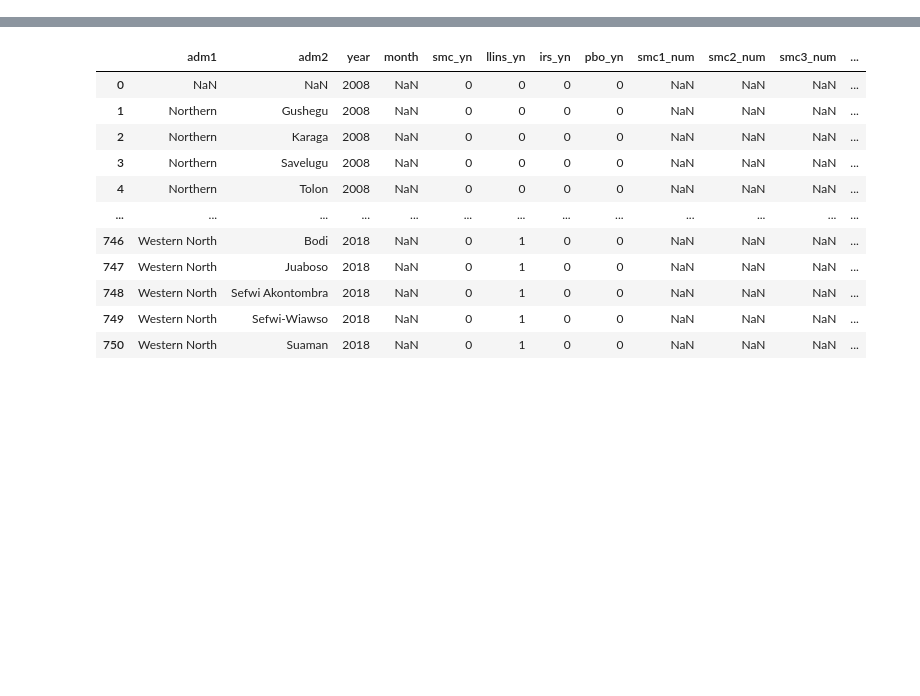
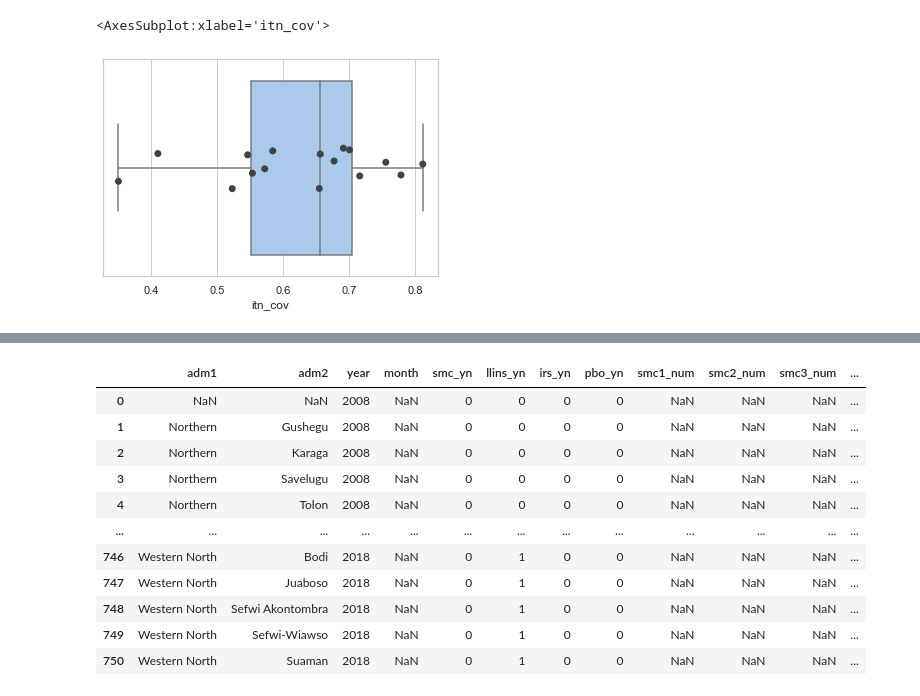
Before and after one commit to sepmein/mBench, a Jupyter notebook: GHA_data_preparation.ipynb, the cells around one changed output, grey strips where cells are left out. Drawn from its saved outputs; the diff is of its cells as text; code cells hidden in the pictures; blank space fills up the shorter version.

```diff
--- a/GHA_data_preparation.ipynb
+++ b/GHA_data_preparation.ipynb
@@ -709,0 +399,8 @@ TODO
+# %%
+incid = pd.read_csv("../Data/GHA/Routine_data/District-level/incid.csv")
+incid = incid[incid["year"] == 2018]
+incid = adm1_name_reformat(df=incid, original_column_name="adm1", set_index=False)
+incid.sample(5)
+gha_adm2_population = incid[["adm1", "adm2", "pop"]]
+gha_adm2_population = gha_adm2_population.rename(columns={"pop": "population"})
+gha_adm2_population.sample(25)
@@ -709,0 +708,37 @@ TODO
+# %%
+# N of intervention parameters
+gha["num_int"] = 2
+# %%
+# Time of ITN and IRS to be activated.
+gha["ITN_IRS_on"] = 200
+# Duration of years
+gha["DY"] = 365
+# %%
+# gha_intervention = pd.read_stata('../Data/GHA/interventions/interventions.dta')
+intervention = pd.read_excel(
+    io="/Users/sepmein/Dropbox/benchmarking/Data/GHA/MAP_District_Estimates/Maps_by_MAP_260districts/GHA_summaries/GHA_new_district_summaries.xlsx",
+    sheet_name="district_summaries",
+)
+intervention = adm1_name_reformat(
+    df=intervention, original_column_name="REGION", set_index=False
+)
+
+intervention = intervention.rename(columns={"DISTRICT": "adm2"})
+itn_coverage = intervention[["adm1", "adm2", "ITN_2018"]]
+itn_coverage = pd.merge(
+    left=gha_adm2_population, right=itn_coverage, left_on="adm2", right_on="adm2"
+)
+
+itn_coverage = itn_coverage.drop(columns=["adm1_x"], axis=1)
+itn_coverage = itn_coverage.rename(columns={"adm1_y": "adm1"})
+itn_coverage["population_itn"] = itn_coverage["population"] * itn_coverage["ITN_2018"]
+itn_coverage_groupby_sum = itn_coverage.groupby(by="adm1").sum()
+itn_coverage_groupby_sum["itn_coverage"] = (
+    itn_coverage_groupby_sum["population_itn"] / itn_coverage_groupby_sum["population"]
+)
+gha["itn_cov"] = itn_coverage_groupby_sum["itn_coverage"]
+sns.stripplot(gha["itn_cov"], size=7, color=".26")
+sns.boxplot(gha["itn_cov"], showfliers=False)
+# %% [output]
+<AxesSubplot:xlabel='itn_cov'>
+[figure, added]
```
Also changed, not shown: parts of 86 cells of this notebook.
